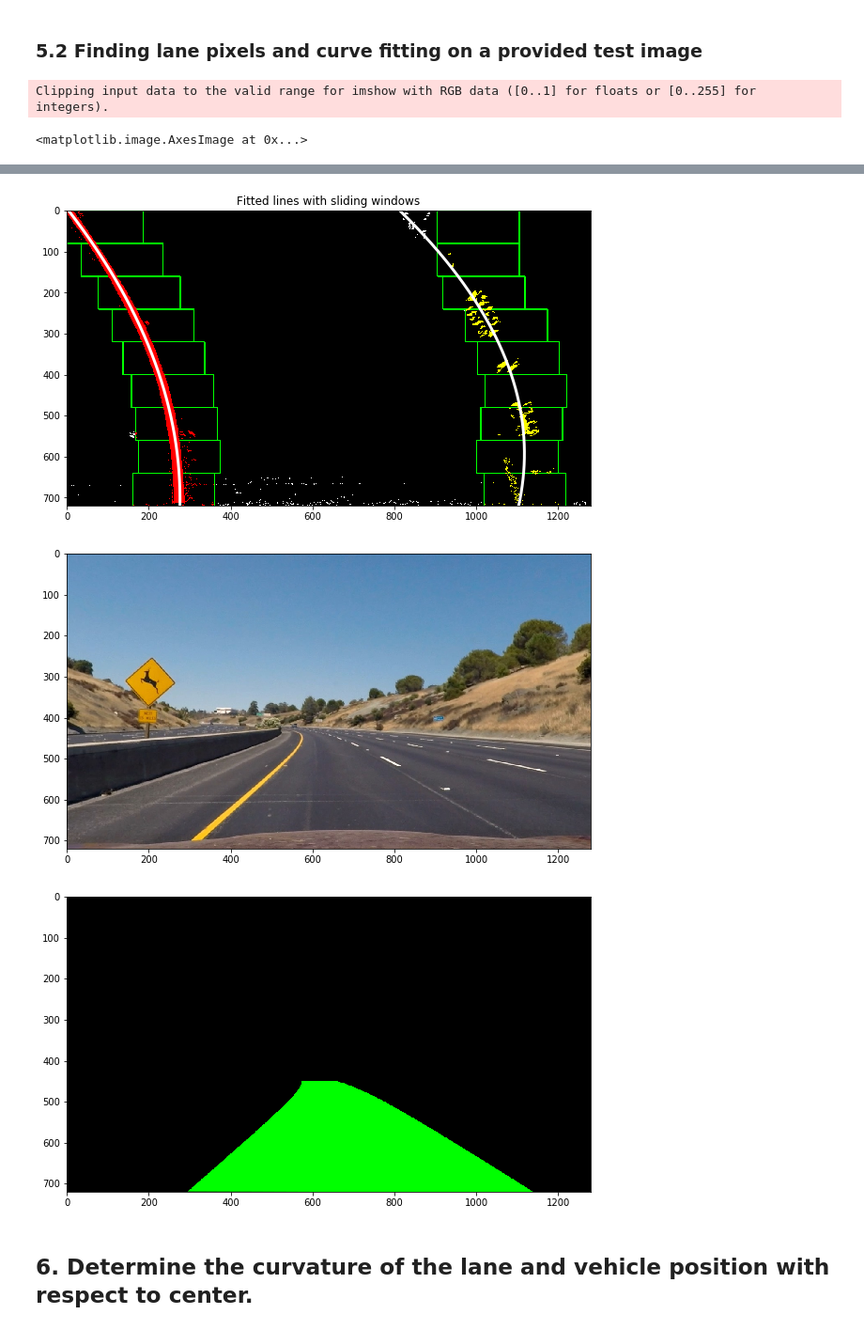
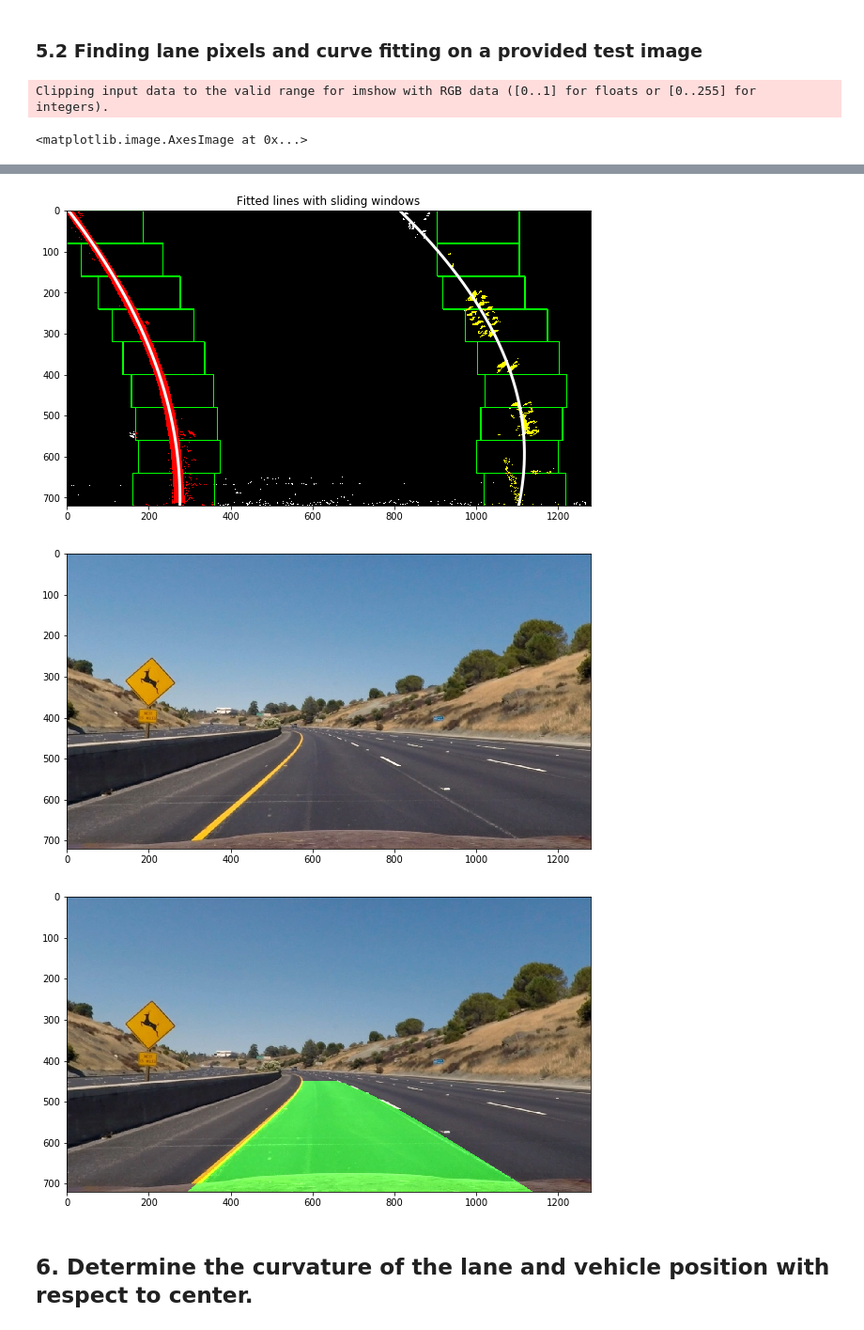
Before and after one commit to udacity/CarND-Advanced-Lane-Lines, a Jupyter notebook: Advanced_Lane_Lines.ipynb, the cells around one changed output, grey strips where cells are left out. Shown at 94% size. Saved outputs shown, nothing was run; the diff lists cells and outputs as text; code cells hidden in the pictures.

Commit message:
Overlay complete

```diff
--- a/Advanced_Lane_Lines.ipynb
+++ b/Advanced_Lane_Lines.ipynb
@@ -554,35 +554,38 @@ warped, M, dst = warp(rgb, pts)
 gradx, grady, mag_binary, dir_binary, s_channel_binary, combined = get_thresholds(warped)
 binary_warped = combined
 
 plt.figure(figsize=(10, 6))
 plt.title('Binary warped image')
 plt.imshow(binary_warped, cmap='gray')
 
 plt.figure(figsize=(10, 6))
 out_img, left_fit, right_fit, left_fitx, right_fitx, ploty = fit_polynomial(binary_warped)
 plt.title('Fitted lines with sliding windows')
 plt.imshow(out_img)
 
 plt.figure(figsize=(10, 6))
 plt.imshow(rgb)
 
 plt.figure(figsize=(10, 6))
 layer = np.zeros_like(img)
 coordinates_left = np.vstack((left_fitx.astype(int), ploty.astype(int))).T
 coordinates_right = np.flipud(np.vstack((right_fitx.astype(int), ploty.astype(int))).T)
 coordinates = np.concatenate((coordinates_left, coordinates_right), axis=0)
 cv2.fillPoly(layer, np.array([ coordinates ]), color=(0, 255, 0))
 
 pts = endpoints_for_perspective_transform()
 unwarped, M, dst = unwarp(layer, pts)
-plt.imshow(unwarped)
+
+overlay = weighted_img(unwarped, rgb, 0.95, 0.6, 0)
+
+plt.imshow(overlay)
 # %% [output]
 Clipping input data to the valid range for imshow with RGB data ([0..1] for floats or [0..255] for integers).
 <matplotlib.image.AxesImage at 0x...>
 [figure]
 [figure]
 [figure]
-[figure, old version]
+[figure, new version]
 # %% [markdown]
 ## 6. Determine the curvature of the lane and vehicle position with respect to center.
 # %% [markdown]
```
